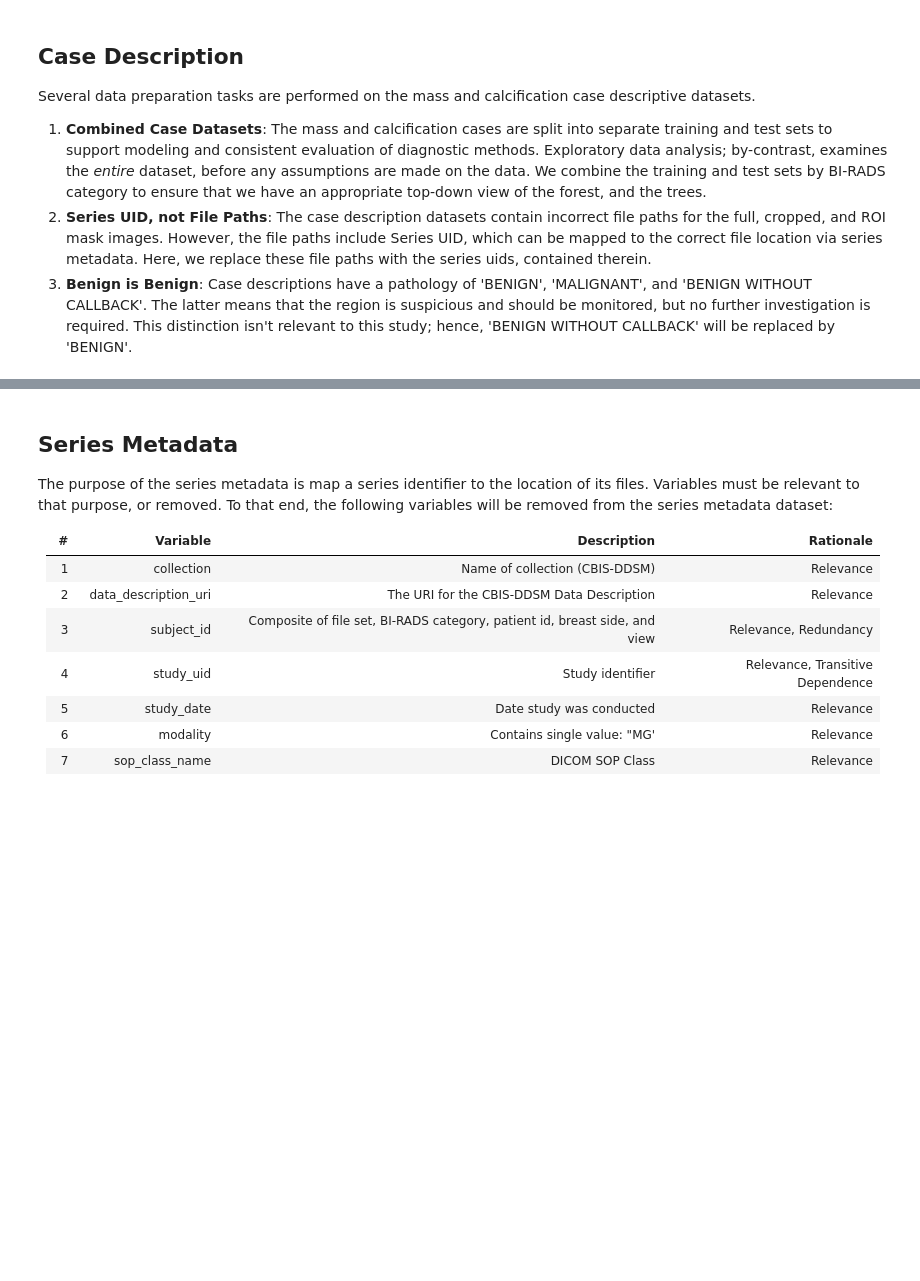
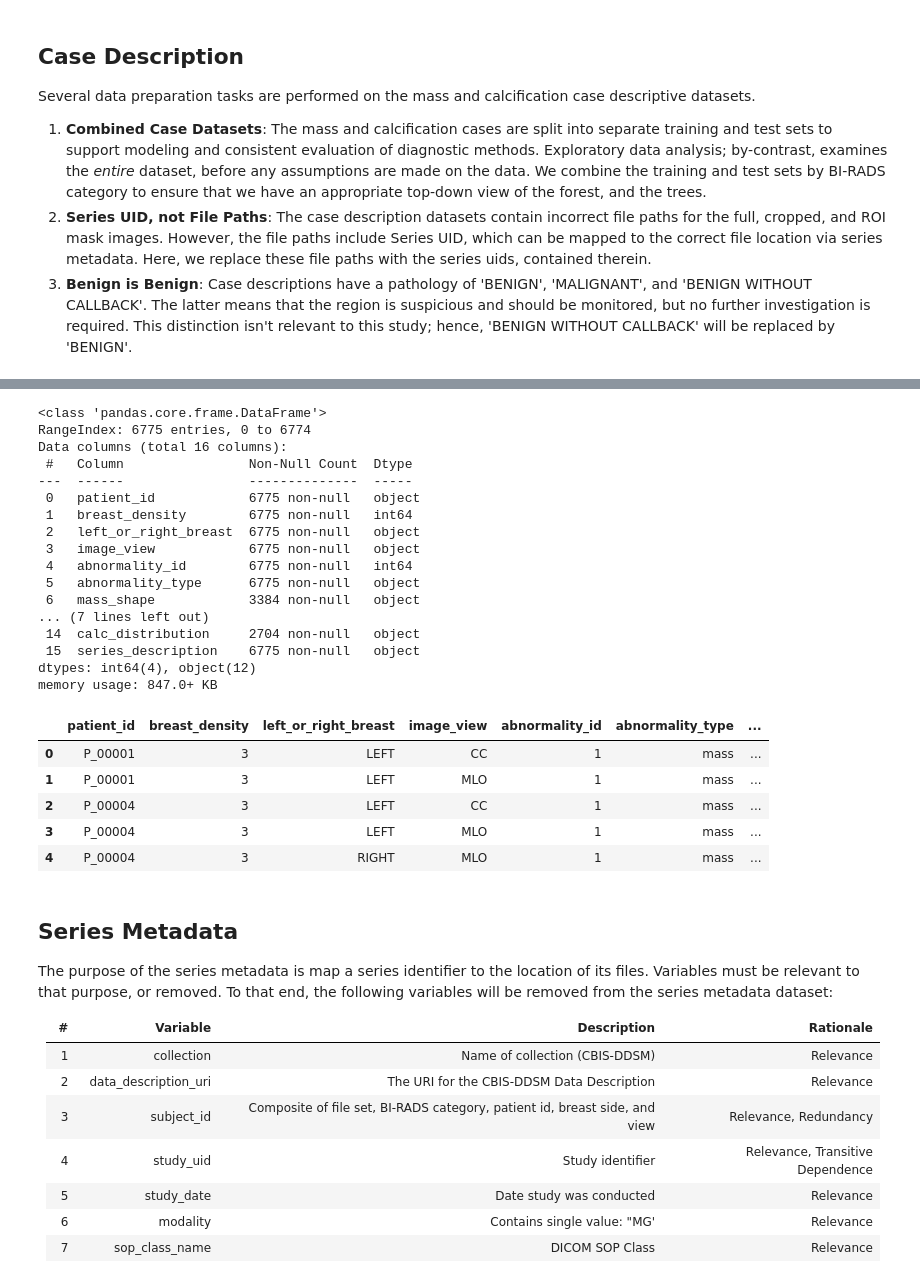
Before and after one commit to john-james-ai/BreastCancerDetection, a Jupyter notebook: notebooks/content/03_data_prep.ipynb, the cells around one changed output, grey strips where cells are left out. Drawn from its saved outputs; the diff is of its cells as text; code cells hidden in the pictures; blank space fills up the shorter version.

```diff
--- a/notebooks/content/03_data_prep.ipynb
+++ b/notebooks/content/03_data_prep.ipynb
@@ -38,3 +102,32 @@ case.prep(train_fp=MASS_TRAIN_FP, test_fp=MASS_TEST_FP, cases_fp=MASS_FP)
+# %%
+case = MasterCasePrep()
+dfM = case.prep(mass_fp=MASS_FP, calc_fp=CALC_FP, master_fp=MASTER_FP, result=True)
+dfM.info()
+dfM.head()
+# %% [output]
+<class 'pandas.core.frame.DataFrame'>
+RangeIndex: 6775 entries, 0 to 6774
+Data columns (total 16 columns):
+ #   Column                Non-Null Count  Dtype
+---  ------                --------------  -----
+ 0   patient_id            6775 non-null   object
+ 1   breast_density        6775 non-null   int64
+ 2   left_or_right_breast  6775 non-null   object
+ 3   image_view            6775 non-null   object
+ 4   abnormality_id        6775 non-null   int64
+ 5   abnormality_type      6775 non-null   object
+ 6   mass_shape            3384 non-null   object
+... (7 lines left out)
+ 14  calc_distribution     2704 non-null   object
+ 15  series_description    6775 non-null   object
+dtypes: int64(4), object(12)
+memory usage: 847.0+ KB
+|  | patient_id | breast_density | left_or_right_breast | image_view | abnormality_id | abnormality_type | ... |
+| 0 | P_00001 | 3 | LEFT | CC | 1 | mass | ... |
+| 1 | P_00001 | 3 | LEFT | MLO | 1 | mass | ... |
+| 2 | P_00004 | 3 | LEFT | CC | 1 | mass | ... |
+| 3 | P_00004 | 3 | LEFT | MLO | 1 | mass | ... |
+| 4 | P_00004 | 3 | RIGHT | MLO | 1 | mass | ... |
 # %% [markdown]
 ## Series Metadata
 The purpose of the series metadata is map a series identifier to the location of its files. Variables must be relevant to that purpose, or removed. To that end, the following variables will be removed from the series metadata dataset:
```
Also changed, not shown: parts of 12 cells of this notebook, 4 other files.
